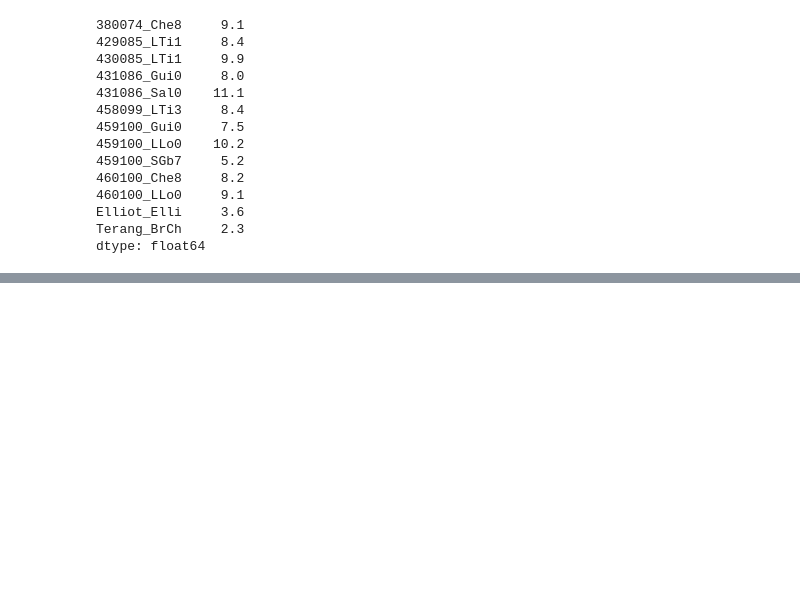
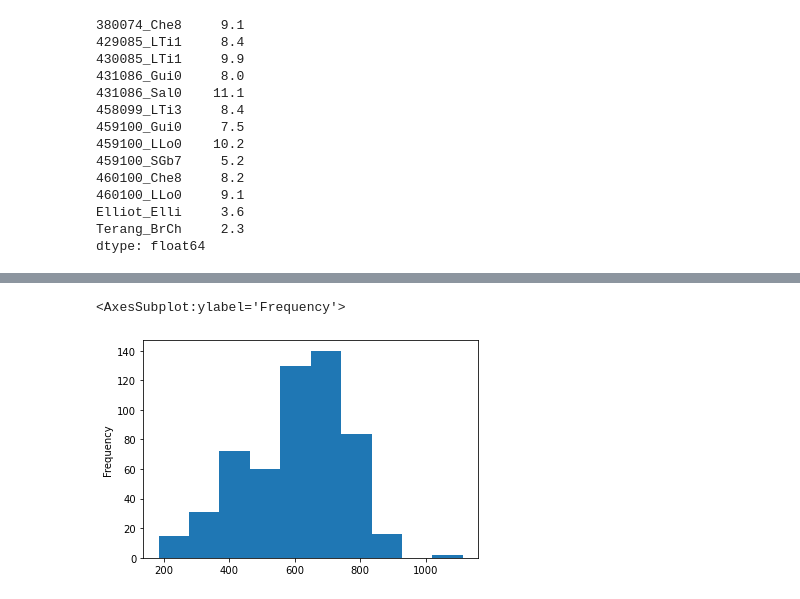
Before and after one commit to JJguri/RemoteSensingCropModels, a Jupyter notebook: LongTermAnalysis.ipynb, the cells around one changed output, grey strips where cells are left out. Cells and saved outputs as stored; diff of their text form; code cells hidden in the pictures; blank space fills up the shorter version.

```diff
--- a/LongTermAnalysis.ipynb
+++ b/LongTermAnalysis.ipynb
@@ -385 +426,6 @@ ax.set_zlabel('Z')
+# %%
+df.rain.plot.hist()
+# %% [output]
+<AxesSubplot:ylabel='Frequency'>
+[figure, added]
 # %%
```
Also changed, not shown: parts of 13 cells of this notebook.
